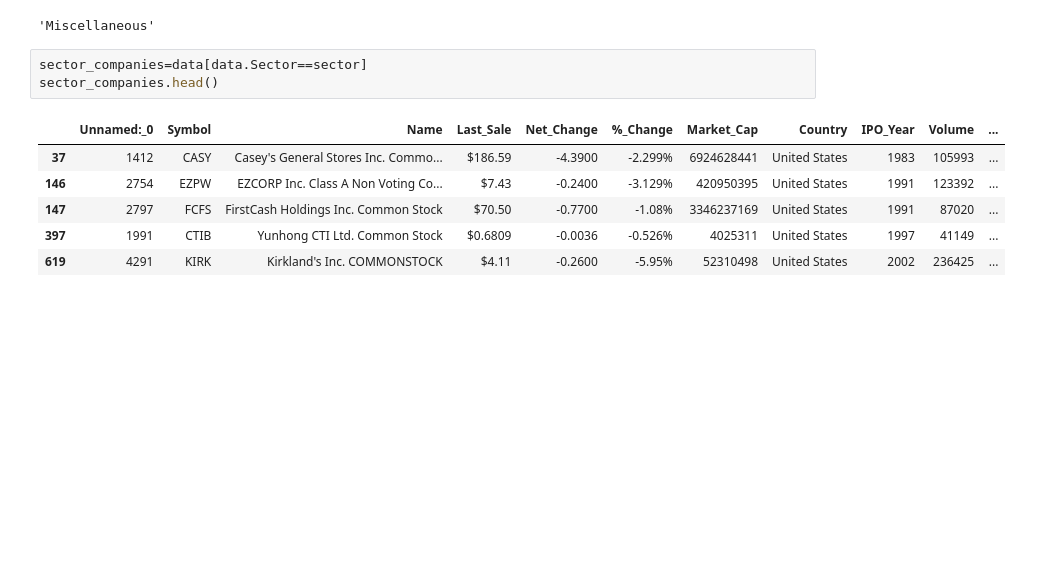
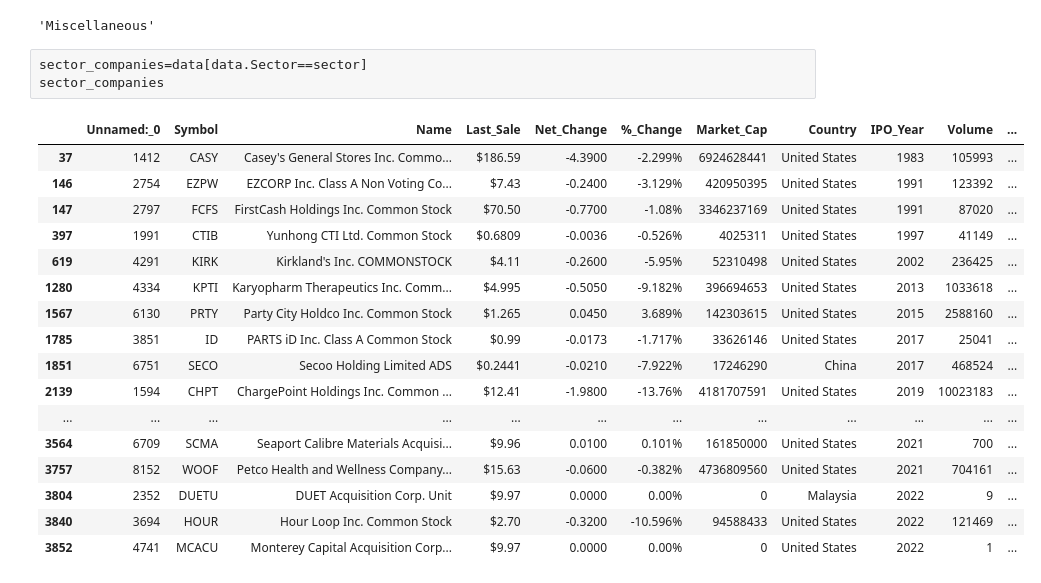
Before and after one commit to maximarbuzov/maxim, a Jupyter notebook: Untitled7.ipynb, the cells around one changed output. Drawn from its saved outputs; the diff is of its cells as text; blank space fills up the shorter version.

```diff
--- a/Untitled7.ipynb
+++ b/Untitled7.ipynb
@@ -148,12 +137,23 @@ sector
 'Miscellaneous'
 # %%
 sector_companies=data[data.Sector==sector]
-sector_companies.head()
+sector_companies
 # %% [output]
 |  | Unnamed:_0 | Symbol | Name | Last_Sale | Net_Change | %_Change | Market_Cap | Country | IPO_Year | Volume | ... |
 | 37 | 1412 | CASY | Casey's General Stores Inc. Commo... | $186.59 | -4.3900 | -2.299% | 6924628441 | United States | 1983 | 105993 | ... |
 | 146 | 2754 | EZPW | EZCORP Inc. Class A Non Voting Co... | $7.43 | -0.2400 | -3.129% | 420950395 | United States | 1991 | 123392 | ... |
 | 147 | 2797 | FCFS | FirstCash Holdings Inc. Common Stock | $70.50 | -0.7700 | -1.08% | 3346237169 | United States | 1991 | 87020 | ... |
 | 397 | 1991 | CTIB | Yunhong CTI Ltd. Common Stock | $0.6809 | -0.0036 | -0.526% | 4025311 | United States | 1997 | 41149 | ... |
 | 619 | 4291 | KIRK | Kirkland's Inc. COMMONSTOCK | $4.11 | -0.2600 | -5.95% | 52310498 | United States | 2002 | 236425 | ... |
+| 1280 | 4334 | KPTI | Karyopharm Therapeutics Inc. Comm... | $4.995 | -0.5050 | -9.182% | 396694653 | United States | 2013 | 1033618 | ... |
+| 1567 | 6130 | PRTY | Party City Holdco Inc. Common Stock | $1.265 | 0.0450 | 3.689% | 142303615 | United States | 2015 | 2588160 | ... |
+| 1785 | 3851 | ID | PARTS iD Inc. Class A Common Stock | $0.99 | -0.0173 | -1.717% | 33626146 | United States | 2017 | 25041 | ... |
+| 1851 | 6751 | SECO | Secoo Holding Limited ADS | $0.2441 | -0.0210 | -7.922% | 17246290 | China | 2017 | 468524 | ... |
+| 2139 | 1594 | CHPT | ChargePoint Holdings Inc. Common ... | $12.41 | -1.9800 | -13.76% | 4181707591 | United States | 2019 | 10023183 | ... |
+| ... | ... | ... | ... | ... | ... | ... | ... | ... | ... | ... | ... |
+| 3564 | 6709 | SCMA | Seaport Calibre Materials Acquisi... | $9.96 | 0.0100 | 0.101% | 161850000 | United States | 2021 | 700 | ... |
+| 3757 | 8152 | WOOF | Petco Health and Wellness Company... | $15.63 | -0.0600 | -0.382% | 4736809560 | United States | 2021 | 704161 | ... |
+| 3804 | 2352 | DUETU | DUET Acquisition Corp. Unit | $9.97 | 0.0000 | 0.00% | 0 | Malaysia | 2022 | 9 | ... |
+| 3840 | 3694 | HOUR | Hour Loop Inc. Common Stock | $2.70 | -0.3200 | -10.596% | 94588433 | United States | 2022 | 121469 | ... |
+| 3852 | 4741 | MCACU | Monterey Capital Acquisition Corp... | $9.97 | 0.0000 | 0.00% | 0 | United States | 2022 | 1 | ... |
 # %%
```
Also changed, not shown: parts of 8 cells of this notebook.
